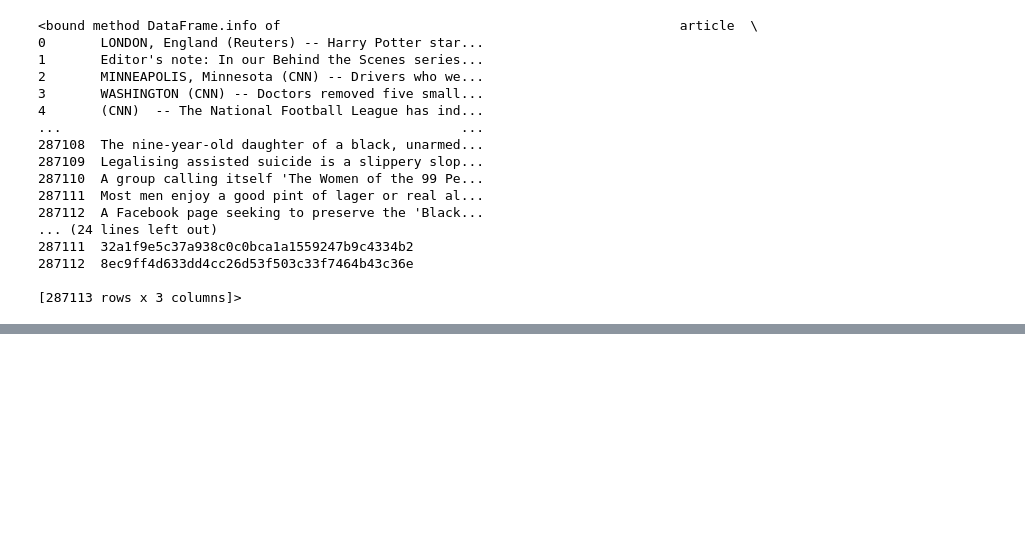
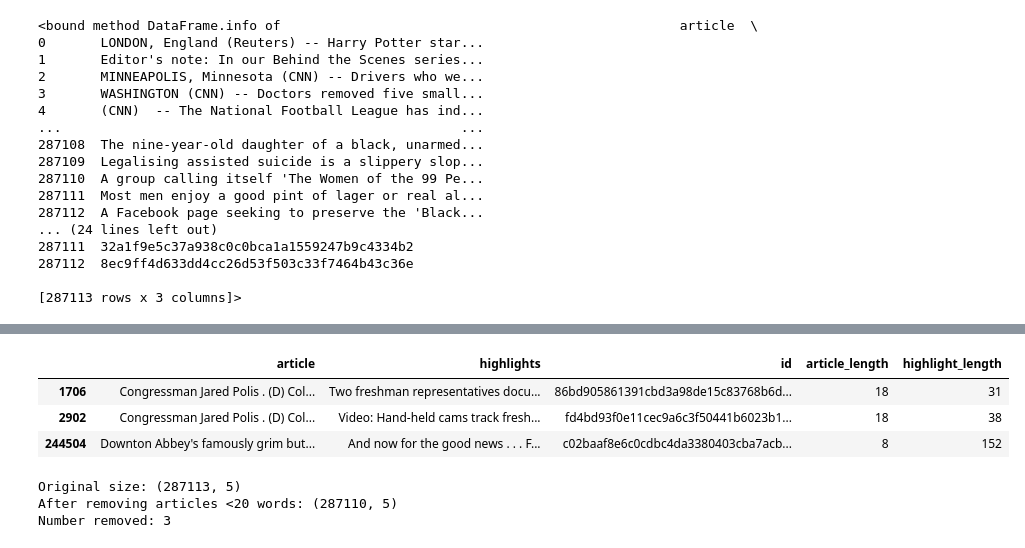
Before and after one commit to Norinasayande/Voices-in-the-news, a Jupyter notebook: Exploratory.ipynb, the cells around one changed output, grey strips where cells are left out. Cells and saved outputs as stored; diff of their text form; code cells hidden in the pictures; blank space fills up the shorter version.

```diff
--- a/Exploratory.ipynb
+++ b/Exploratory.ipynb
@@ -49,0 +94,2 @@ df.info
+# %%
+df = df.drop(columns=["summary_length"])
@@ -49,0 +100,8 @@ df.info
+# %%
+short_articles = df[df["article_length"] < 20]
+short_articles
+# %% [output]
+|  | article | highlights | id | article_length | highlight_length |
+| 1706 | Congressman Jared Polis . (D) Col... | Two freshman representatives docu... | 86bd905861391cbd3a98de15c83768b6d... | 18 | 31 |
+| 2902 | Congressman Jared Polis . (D) Col... | Video: Hand-held cams track fresh... | fd4bd93f0e11cec9a6c3f50441b6023b1... | 18 | 38 |
+| 244504 | Downton Abbey's famously grim but... | And now for the good news . . . F... | c02baaf8e6c0cdbc4da3380403cba7acb... | 8 | 152 |
@@ -49,0 +110,8 @@ df.info
+# %%
+print("Original size:", df.shape)
+print("After removing articles <20 words:", df_article_clean.shape)
+print("Number removed:", df.shape[0] - df_article_clean.shape[0])
+# %% [output]
+Original size: (287113, 5)
+After removing articles <20 words: (287110, 5)
+Number removed: 3
```
Also changed, not shown: parts of 9 cells of this notebook.
